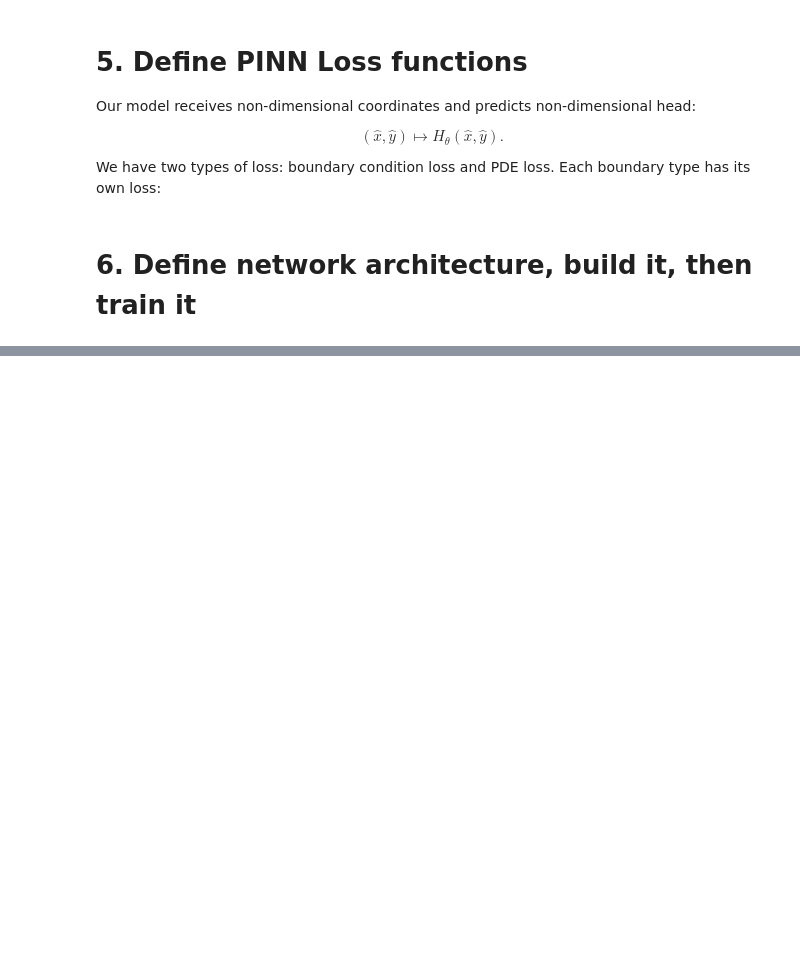
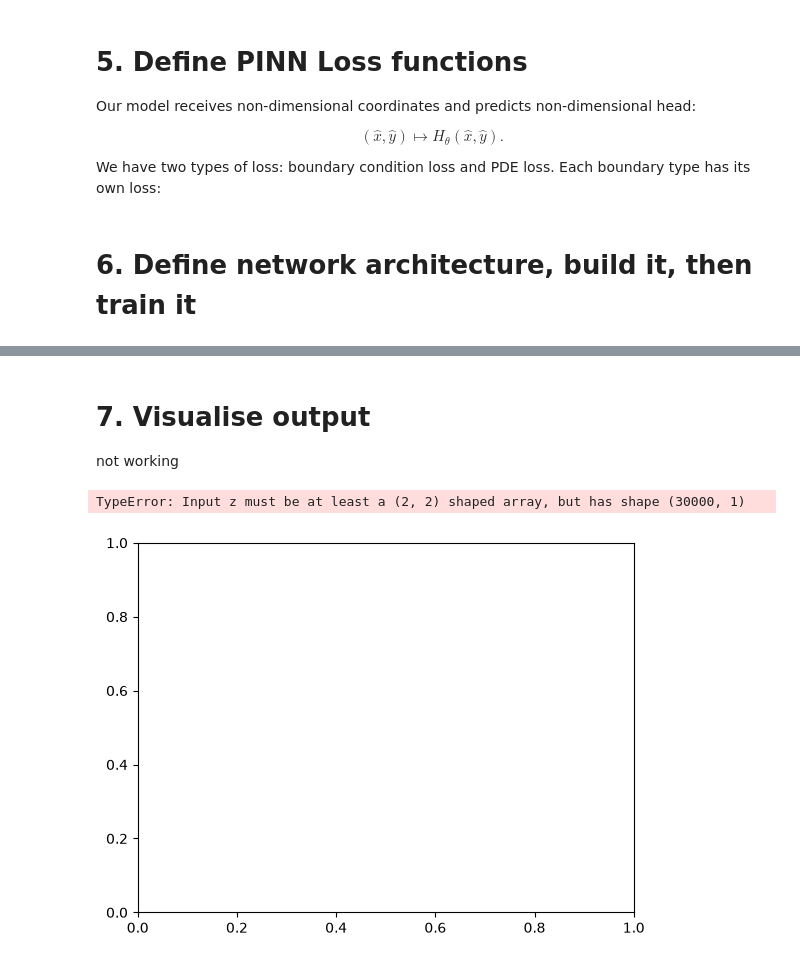
Before and after one commit to omarabdesslem/PIIM, a Jupyter notebook: Code/fwd_PINN.ipynb, the cells around one changed output, grey strips where cells are left out. Cells and saved outputs as stored; diff of their text form; code cells hidden in the pictures; blank space fills up the shorter version.

```diff
--- a/Code/fwd_PINN.ipynb
+++ b/Code/fwd_PINN.ipynb
@@ -422,0 +441,25 @@ RuntimeError: Tensors must have same number of dimensions: got 2 and 1
+# %% [markdown]
+# 7. Visualise output
+not working
+# %%
+x = np.linspace(x_left, x_right, 300).reshape(-1, 1)
+y = np.linspace(y_bot, y_top, 100).reshape(-1, 1)
+x_mesh, y_mesh = np.meshgrid(x, y)
+xy = np.hstack((x_mesh.reshape(-1, 1), y_mesh.reshape(-1, 1)))
+with torch.no_grad():
+    H_pre = model(torch.tensor(xy).float().to(device))
+
+H_pre = H_pre.cpu().numpy()
+
+fig, ax = plt.subplots()
+contour = ax.contourf(x_mesh, y_mesh, H_pre, levels=100, cmap="viridis")
+cbar = fig.colorbar(contour, ax=ax)
+cbar.set_label('Head Value (h)')
+ax.contour(x_mesh, y_mesh, H_pre, levels=10, colors='black', linewidths=1, alpha=0.5)
+ax.set_xlabel('X')
+ax.set_ylabel('Y')
+ax.set_title('Interpolated Water Head Field (Adimensionalised)')
+plt.show()
+# %% [output]
+TypeError: Input z must be at least a (2, 2) shaped array, but has shape (30000, 1)
+[figure, added]
```
Also changed, not shown: parts of 4 cells of this notebook.
